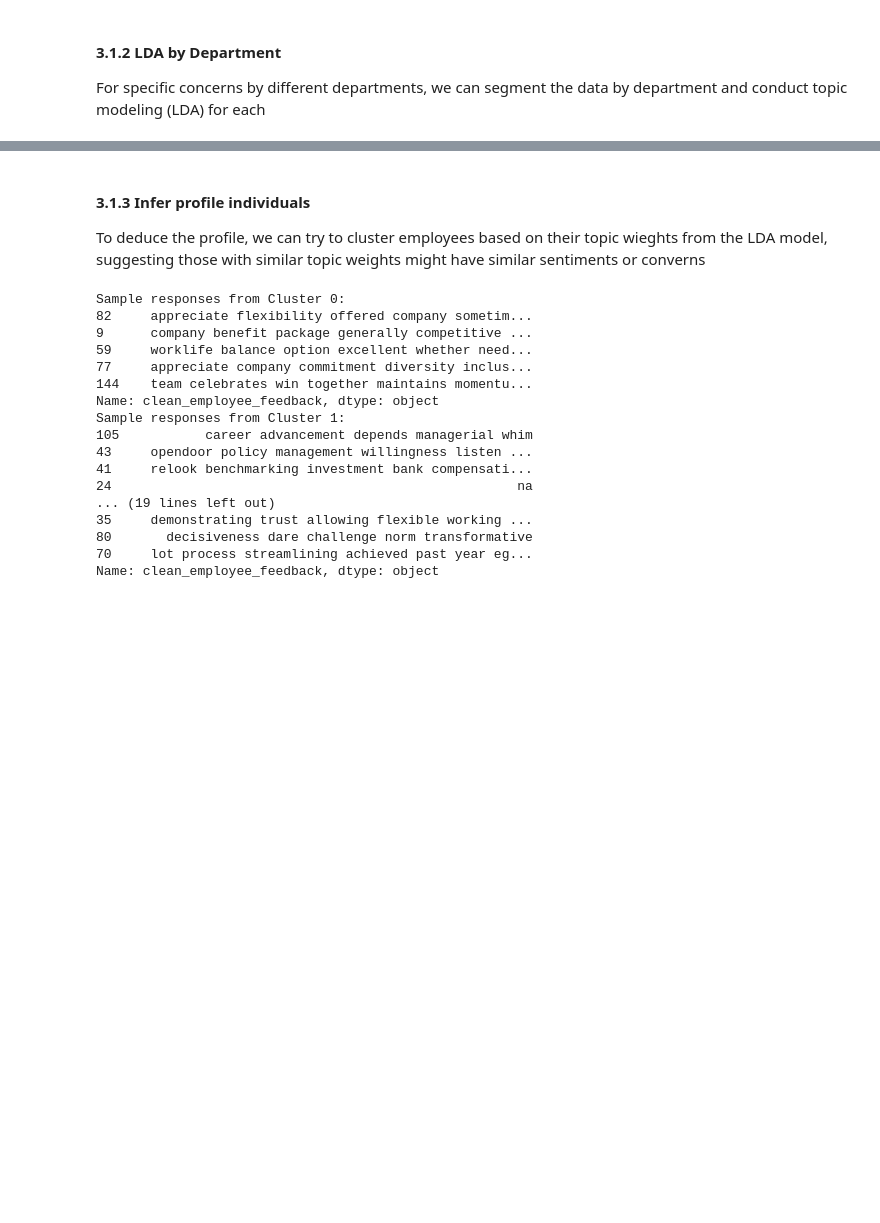
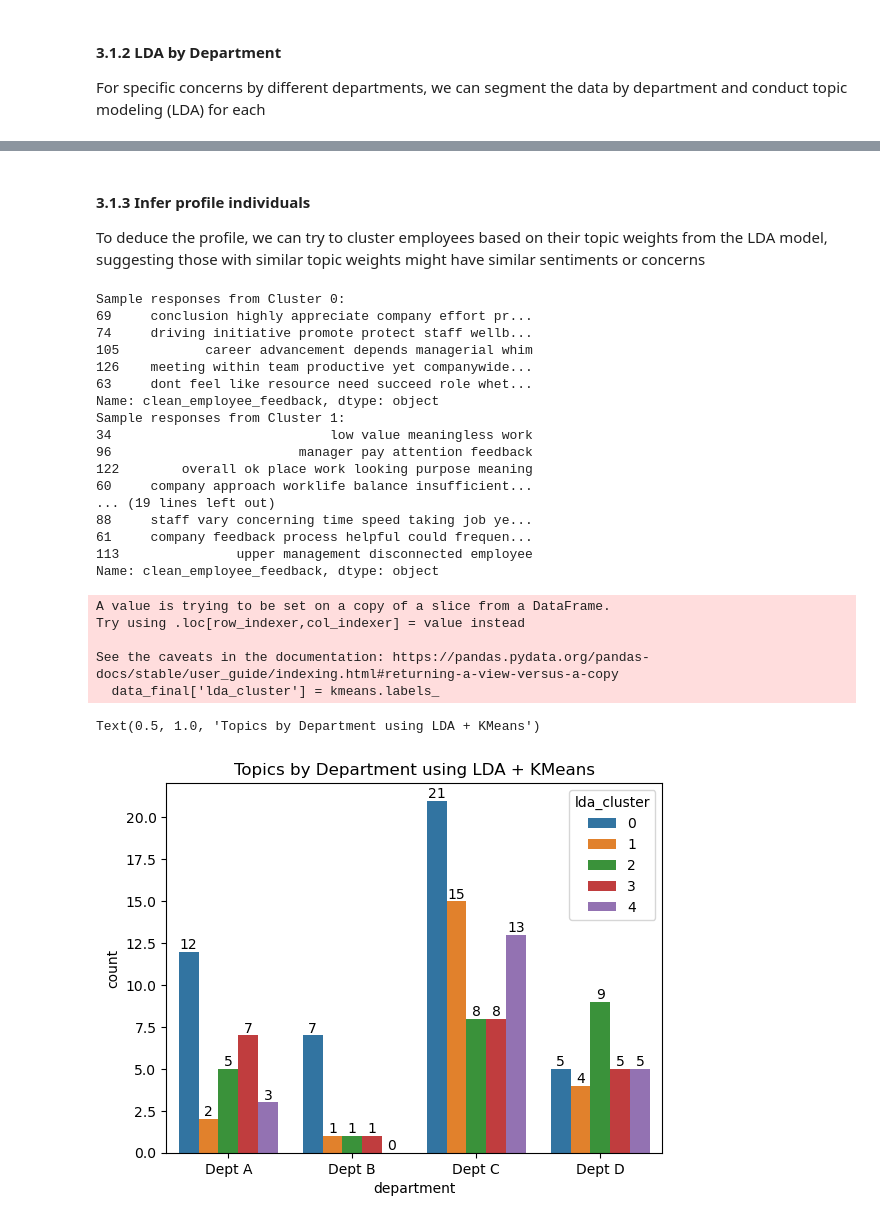
Before and after one commit to SantoshYadaw/Topic-Review-Extraction-HR, a Jupyter notebook: notebooks/02_topic_model.ipynb, the cells around one changed output, grey strips where cells are left out. Cells and saved outputs as stored; diff of their text form; code cells hidden in the pictures; blank space fills up the shorter version.

Commit message:
Add: topic model notebook

```diff
--- a/notebooks/02_topic_model.ipynb
+++ b/notebooks/02_topic_model.ipynb
@@ -94,7 +100,7 @@ raw_data['clean_employee_feedback'] = raw_data['employee_feedback'].apply(proces
 # %%
 # Remove any samples with less than 1 words
 raw_data["word_count"] = raw_data['employee_feedback'].apply(lambda x : len(x.split()))
-data_final = raw_data[raw_data["word_count"] > 1]
+data_final = raw_data[raw_data["word_count"] > 2]
 data_final
 # %% [output]
 |  | unique_identifier | employee_feedback | department | clean_employee_feedback | word_count |
@@ -122,8 +145,8 @@ A popular method for topic method that helps identify overarching topics in the
 # %% [markdown]
 #### 3.1.1 All response LDA
 # %%
-dictionary = Dictionary(raw_data['clean_employee_feedback'].str.split())
-corpus = [dictionary.doc2bow(text.split()) for text in raw_data['clean_employee_feedback']]
+dictionary = Dictionary(data_final['clean_employee_feedback'].str.split())
+corpus = [dictionary.doc2bow(text.split()) for text in data_final['clean_employee_feedback']]
 lda = LdaModel(corpus, id2word=dictionary, num_topics=5) # adjust num_topics based on your needs
 
 # Displaying topics
@@ -177,38 +200,55 @@ Words: 0.008*"make" + 0.007*"team" + 0.006*"member" + 0.006*"decision" + 0.006*"
 # %% [markdown]
 #### 3.1.3 Infer profile individuals
 
-To deduce the profile, we can try to cluster employees based on their topic wieghts from the LDA model, suggesting those with similar topic weights might have similar sentiments or converns
+To deduce the profile, we can try to cluster employees based on their topic weights from the LDA model, suggesting those with similar topic weights might have similar sentiments or concerns
 # %%
 # Extracting topic distributions for each response
 topic_weights = [lda.get_document_topics(item, minimum_probability=0) for item in corpus]
 topic_distr = np.array([[weight for _, weight in item] for item in topic_weights])
 
 # Clustering using KMeans
-kmeans = KMeans(n_clusters=5, random_state=42).fit(topic_distr) # adjust the number of clusters based on your needs
+kmeans = KMeans(n_clusters=5, random_state=2023).fit(topic_distr) # adjust the number of clusters based on your needs
 
 # Attaching cluster labels to df
-raw_data['cluster'] = kmeans.labels_
+data_final['lda_cluster'] = kmeans.labels_
 
 # You can then analyze each cluster, exploring potential profiles. Example:
 for cluster_num in range(5): # adjust based on the number of clusters used
-    cluster_data = raw_data[raw_data['cluster'] == cluster_num]
+    cluster_data = data_final[data_final['lda_cluster'] == cluster_num]
     print(f"Sample responses from Cluster {cluster_num}:")
     print(cluster_data['clean_employee_feedback'].sample(5)) # showing 5 sample responses from the cluster
 # %% [output]
 Sample responses from Cluster 0:
-82     appreciate flexibility offered company sometim...
-9      company benefit package generally competitive ...
-59     worklife balance option excellent whether need...
-77     appreciate company commitment diversity inclus...
-144    team celebrates win together maintains momentu...
+69     conclusion highly appreciate company effort pr...
+74     driving initiative promote protect staff wellb...
+105           career advancement depends managerial whim
+126    meeting within team productive yet companywide...
+63     dont feel like resource need succeed role whet...
 Name: clean_employee_feedback, dtype: object
 Sample responses from Cluster 1:
-105           career advancement depends managerial whim
-43     opendoor policy management willingness listen ...
-41     relook benchmarking investment bank compensati...
-24                                                    na
+34                            low value meaningless work
+96                        manager pay attention feedback
+122        overall ok place work looking purpose meaning
+60     company approach worklife balance insufficient...
 ... (19 lines left out)
-35     demonstrating trust allowing flexible working ...
-80       decisiveness dare challenge norm transformative
-70     lot process streamlining achieved past year eg...
+88     staff vary concerning time speed taking job ye...
+61     company feedback process helpful could frequen...
+113               upper management disconnected employee
 Name: clean_employee_feedback, dtype: object
+A value is trying to be set on a copy of a slice from a DataFrame.
+Try using .loc[row_indexer,col_indexer] = value instead
+
+See the caveats in the documentation: https://pandas.pydata.org/pandas-docs/stable/user_guide/indexing.html#returning-a-view-versus-a-copy
+  data_final['lda_cluster'] = kmeans.labels_
+# %%
+# Plot of topics by department
+ax1 = sns.countplot(x ='department', data = data_final, hue="lda_cluster")
+ax1.bar_label(ax1.containers[0])
+ax1.bar_label(ax1.containers[1])
+ax1.bar_label(ax1.containers[2])
+ax1.bar_label(ax1.containers[3])
+ax1.bar_label(ax1.containers[4])
+plt.title("Topics by Department using LDA + KMeans")
+# %% [output]
+Text(0.5, 1.0, 'Topics by Department using LDA + KMeans')
+[figure, added]
```
Also changed, not shown: parts of 30 cells of this notebook.
